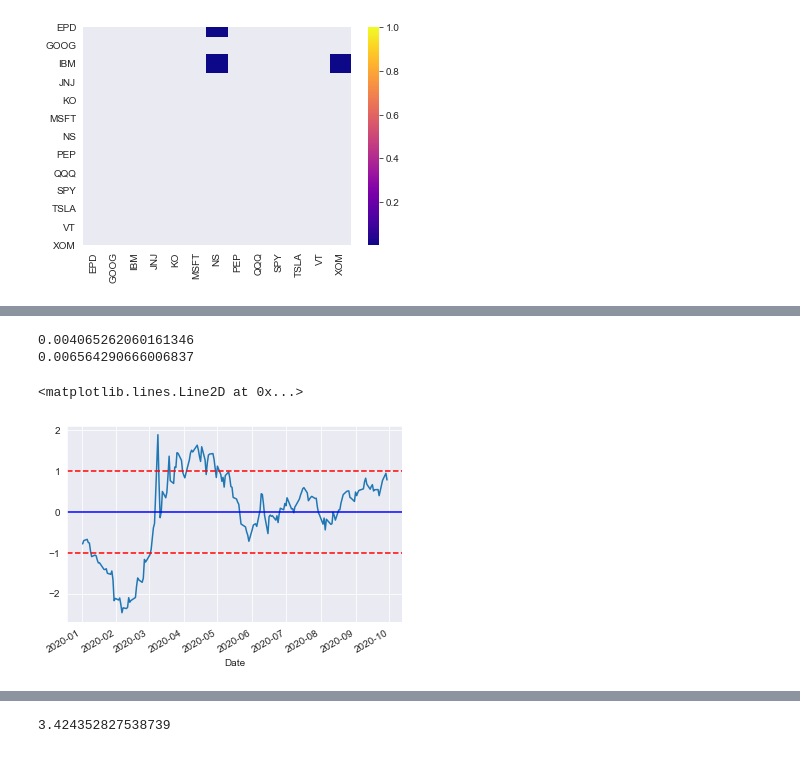
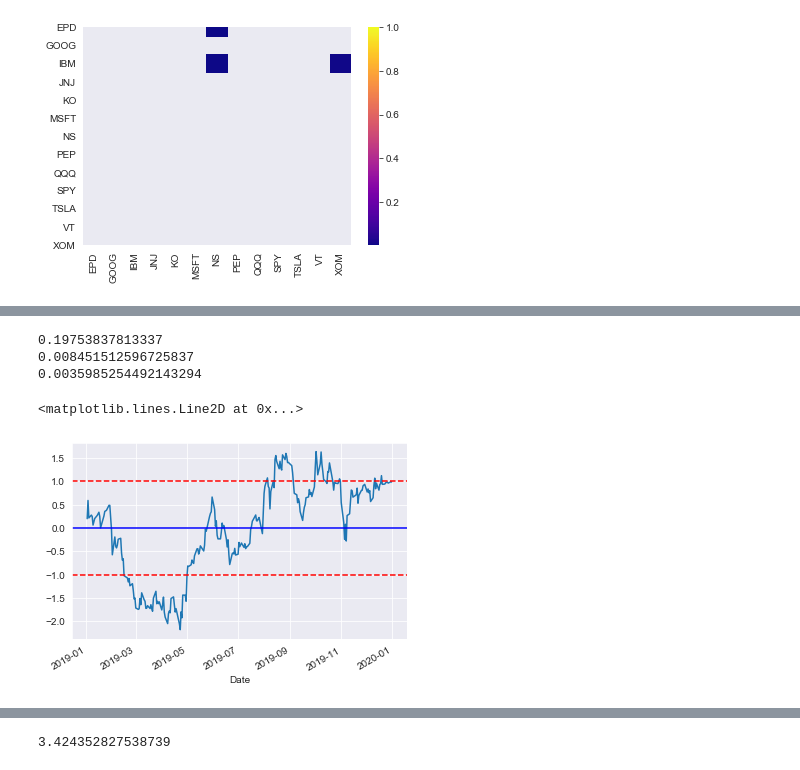
Before and after one commit to JohnRMcK/Pairs-Trading-Project, a Jupyter notebook: Project Draft.ipynb, the cells around one changed output, grey strips where cells are left out. Saved outputs shown, nothing was run; the diff lists cells and outputs as text; code cells hidden in the pictures.

```diff
--- a/Project Draft.ipynb
+++ b/Project Draft.ipynb
@@ -129,9 +189,5 @@ df.head(5)
 # %%
-#From our heat map we observe that some pairs exist ('EPD','NS')and ('IBM', 'XOM')
-#seem to be significantly co-integrated with p-values of less than 0.01
-#hence being highly statistically significant.
-
-coint_pairs = [('EPD','NS'),('IBM', 'XOM')]
+coint_pairs = [('EPD','XOM'),('IBM', 'XOM'),('EPD','NS')]
 
 for i in coint_pairs:
         S1 = data[i[0]]
@@ -139,21 +195,22 @@ for i in coint_pairs:
         score, pvalue, _= coint(S1,S2)
         print(pvalue)
 # %% [output]
-0.004065262060161346
-0.006564290666006837
+0.19753837813337
+0.008451512596725837
+0.0035985254492143294
 # %%
 #Trading Strat
-spread = data['EPD'] - data['NS']
+spread = data['EPD'] - data['XOM']
 
 def zscore(stocks):
     return(stocks - stocks.mean())/np.std(stocks)
 
 zscore(spread).plot()
 plt.axhline(zscore(spread).mean(), c = 'b')
 plt.axhline(1.0, c = 'red', ls = '--')
 plt.axhline(-1.0, c = 'red', ls = '--')
 # %% [output]
 <matplotlib.lines.Line2D at 0x...>
-[figure, old version]
+[figure, new version]
 # %% [markdown]
 ## Pairs are stocks that trade similarily to one another (normally).
```
Also changed, not shown: parts of 23 cells of this notebook.
